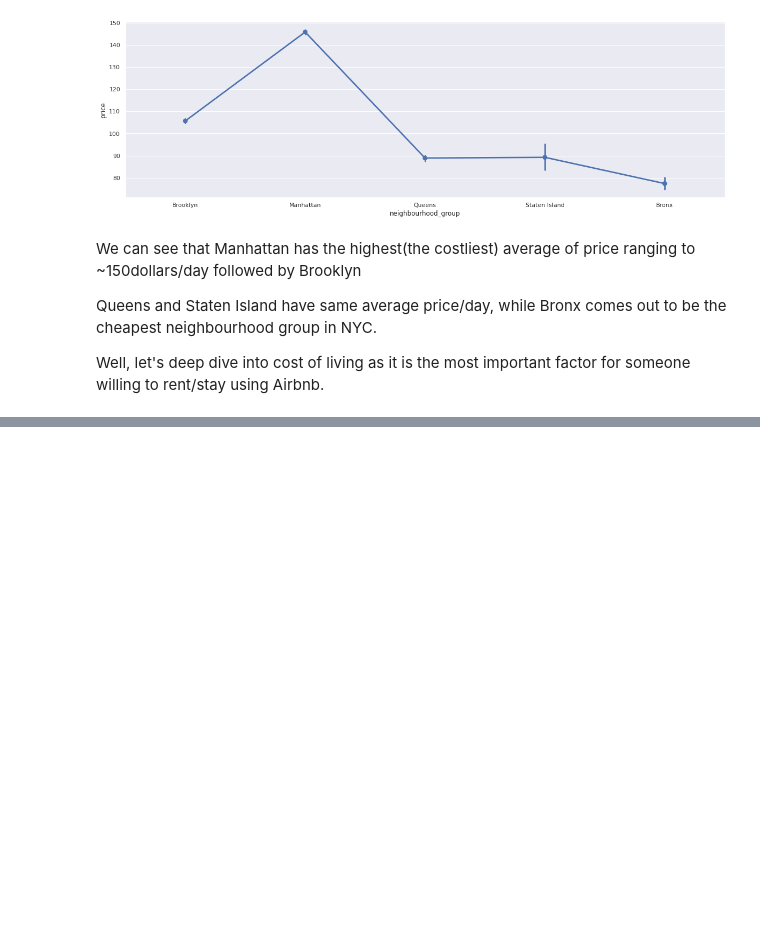
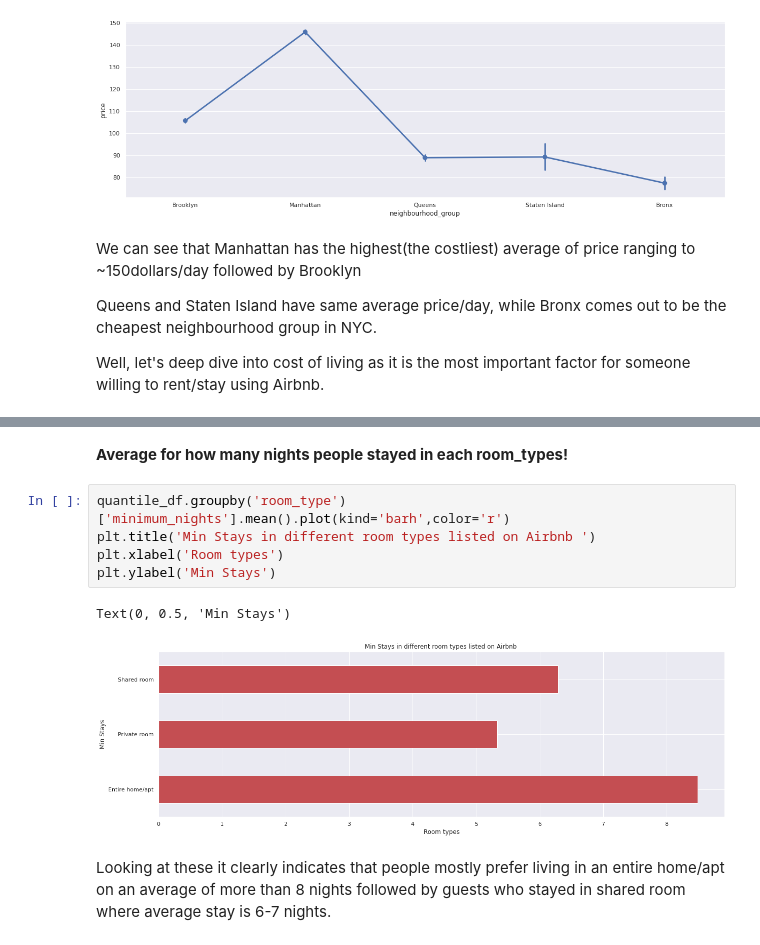
Before and after one commit to harishkollana/Airbnb-Capstone-Project, a Jupyter notebook: Airbnb_Capstone.ipynb, the cells around one changed output, grey strips where cells are left out. Cells and saved outputs as stored; diff of their text form; blank space fills up the shorter version.

```diff
--- a/Airbnb_Capstone.ipynb
+++ b/Airbnb_Capstone.ipynb
@@ -799,0 +895,12 @@ Well, let's deep dive into cost of living as it is the most important factor for
+# %% [markdown]
+**Average for how many nights people stayed in each room_types!**
+# %%
+quantile_df.groupby('room_type')['minimum_nights'].mean().plot(kind='barh',color='r')
+plt.title('Min Stays in different room types listed on Airbnb ')
+plt.xlabel('Room types')
+plt.ylabel('Min Stays')
+# %% [output]
+Text(0, 0.5, 'Min Stays')
+[figure, added]
+# %% [markdown]
+Looking at these it clearly indicates that people mostly prefer living in an entire home/apt on an average of more than 8 nights followed by guests who stayed in shared room where average stay is 6-7 nights.
```
Also changed, not shown: parts of 31 cells of this notebook.
